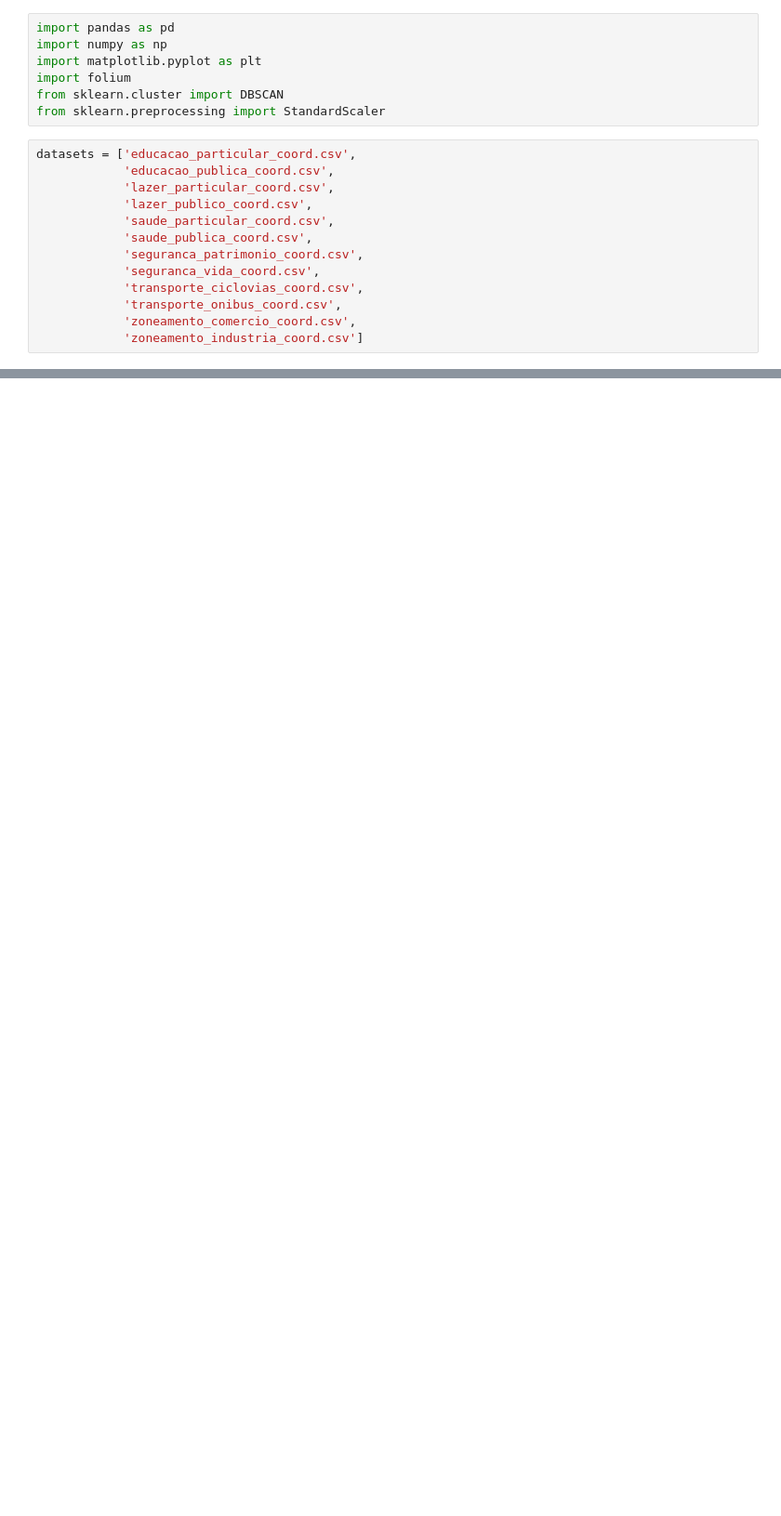
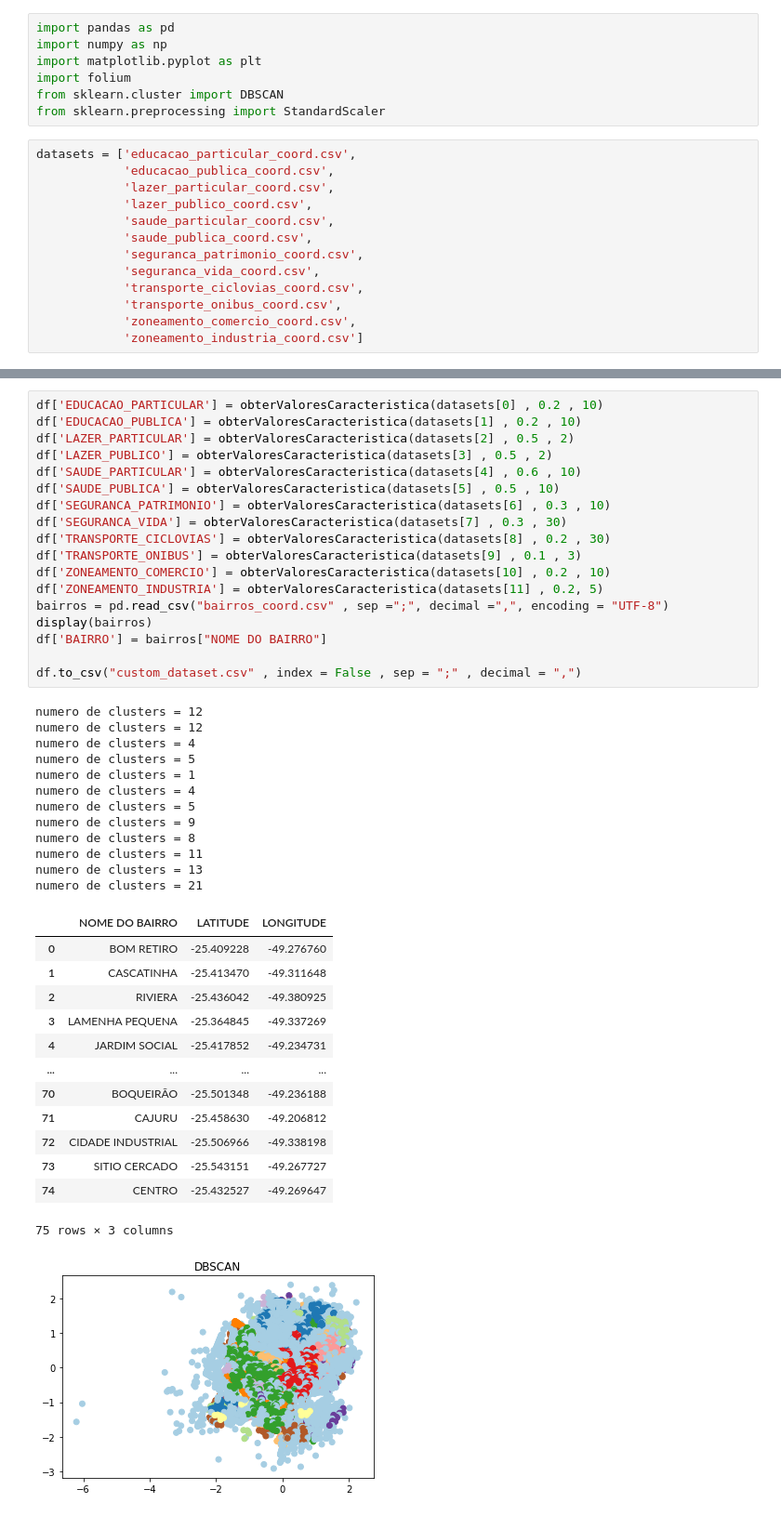
Before and after one commit to felipeluizbill/computacao-urbana, a Jupyter notebook: Clusters.ipynb, the cells around one changed output, grey strips where cells are left out. Shown at 93% size. Cells and saved outputs as stored; diff of their text form; blank space fills up the shorter version.

```diff
--- a/Clusters.ipynb
+++ b/Clusters.ipynb
@@ -157,0 +206,45 @@ def obterValoresCaracteristica(nomePlanilha , eps , min_samples):
+# %%
+df['EDUCACAO_PARTICULAR'] = obterValoresCaracteristica(datasets[0] , 0.2 , 10)
+df['EDUCACAO_PUBLICA'] = obterValoresCaracteristica(datasets[1] , 0.2 , 10)
+df['LAZER_PARTICULAR'] = obterValoresCaracteristica(datasets[2] , 0.5 , 2)
+df['LAZER_PUBLICO'] = obterValoresCaracteristica(datasets[3] , 0.5 , 2)
+df['SAUDE_PARTICULAR'] = obterValoresCaracteristica(datasets[4] , 0.6 , 10)
+df['SAUDE_PUBLICA'] = obterValoresCaracteristica(datasets[5] , 0.5 , 10)
+df['SEGURANCA_PATRIMONIO'] = obterValoresCaracteristica(datasets[6] , 0.3 , 10)
+df['SEGURANCA_VIDA'] = obterValoresCaracteristica(datasets[7] , 0.3 , 30)
+df['TRANSPORTE_CICLOVIAS'] = obterValoresCaracteristica(datasets[8] , 0.2 , 30)
+df['TRANSPORTE_ONIBUS'] = obterValoresCaracteristica(datasets[9] , 0.1 , 3)
+df['ZONEAMENTO_COMERCIO'] = obterValoresCaracteristica(datasets[10] , 0.2 , 10)
+df['ZONEAMENTO_INDUSTRIA'] = obterValoresCaracteristica(datasets[11] , 0.2, 5)
+bairros = pd.read_csv("bairros_coord.csv" , sep =";", decimal =",", encoding = "UTF-8")
+display(bairros)
+df['BAIRRO'] = bairros["NOME DO BAIRRO"]
+
+df.to_csv("custom_dataset.csv" , index = False , sep = ";" , decimal = ",")
+# %% [output]
+numero de clusters = 12
+numero de clusters = 12
+numero de clusters = 4
+numero de clusters = 5
+numero de clusters = 1
+numero de clusters = 4
+numero de clusters = 5
+numero de clusters = 9
+numero de clusters = 8
+numero de clusters = 11
+numero de clusters = 13
+numero de clusters = 21
+|  | NOME DO BAIRRO | LATITUDE | LONGITUDE |
+| 0 | BOM RETIRO | -25.409228 | -49.276760 |
+| 1 | CASCATINHA | -25.413470 | -49.311648 |
+| 2 | RIVIERA | -25.436042 | -49.380925 |
+| 3 | LAMENHA PEQUENA | -25.364845 | -49.337269 |
+| 4 | JARDIM SOCIAL | -25.417852 | -49.234731 |
+| ... | ... | ... | ... |
+| 70 | BOQUEIRÃO | -25.501348 | -49.236188 |
+| 71 | CAJURU | -25.458630 | -49.206812 |
+| 72 | CIDADE INDUSTRIAL | -25.506966 | -49.338198 |
+| 73 | SITIO CERCADO | -25.543151 | -49.267727 |
+| 74 | CENTRO | -25.432527 | -49.269647 |
+75 rows × 3 columns
+[figure, added]
```
Also changed, not shown: parts of 6 cells of this notebook, 12 other files.
